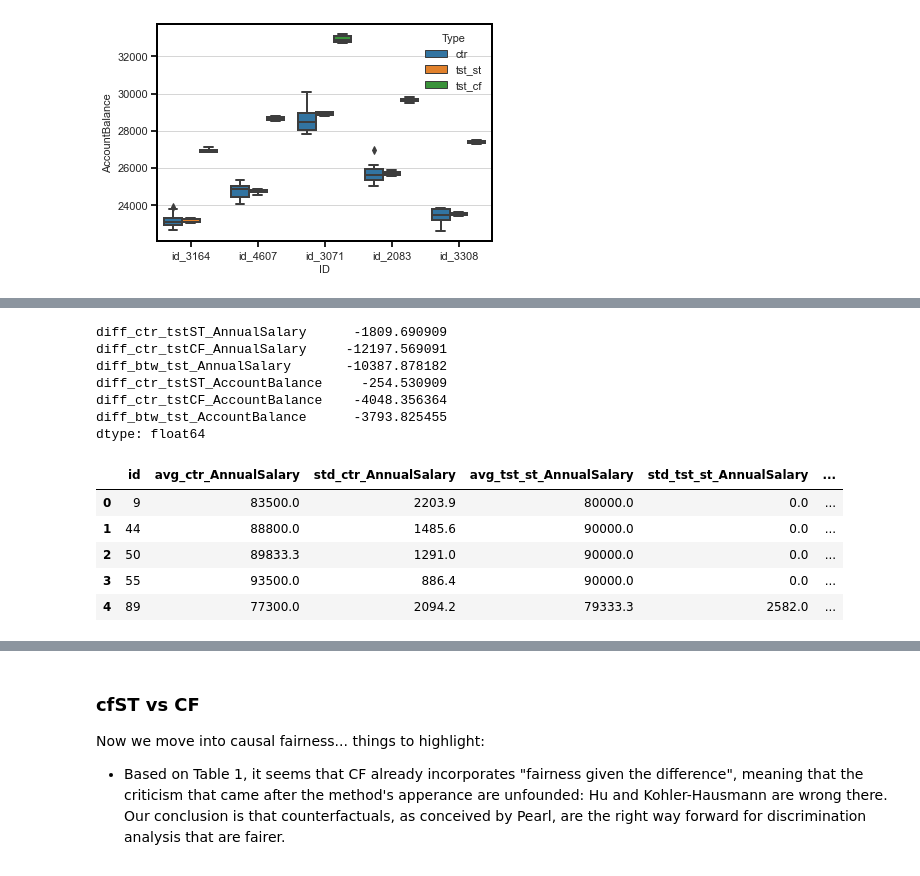
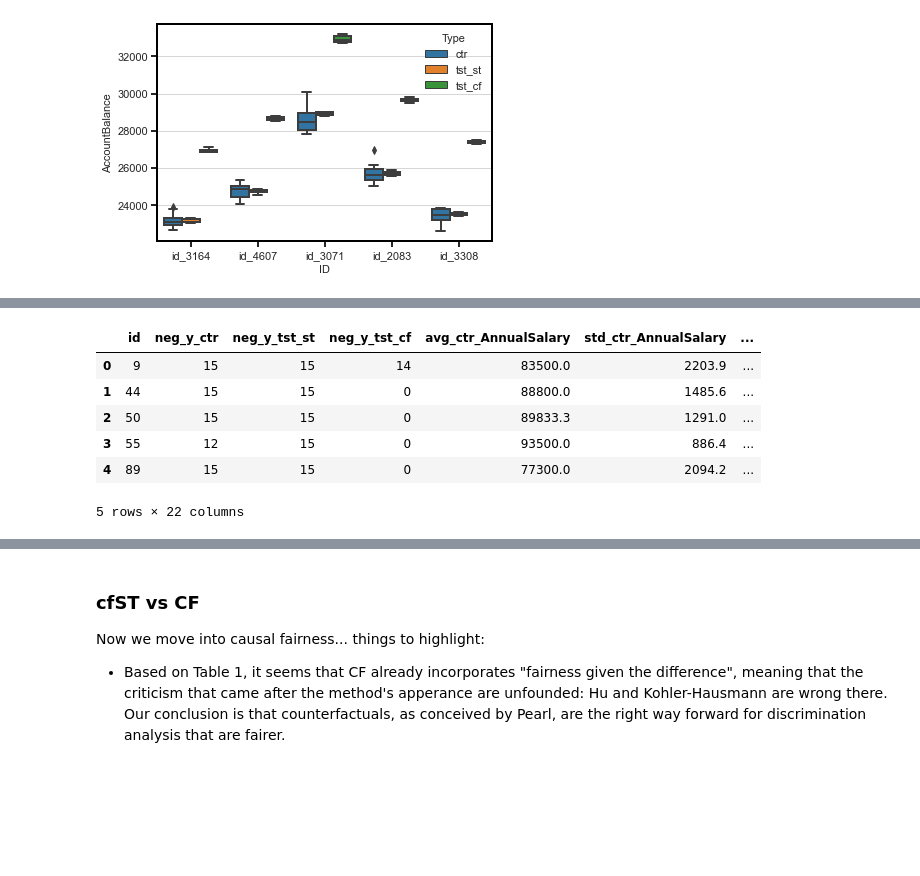
Before and after one commit to cc-jalvarez/counterfactual-situation-testing, a Jupyter notebook: prototype_synthetic_data.ipynb, the cells around one changed output, grey strips where cells are left out. Cells and saved outputs as stored; diff of their text form; code cells hidden in the pictures; blank space fills up the shorter version.

```diff
--- a/prototype_synthetic_data.ipynb
+++ b/prototype_synthetic_data.ipynb
@@ -189,6 +189,7 @@ sns.boxplot(x = box_plot_data['ID'],
 nsf = 1
 list_temp_df = []
 var = ['AnnualSalary', 'AccountBalance']
+var.append('LoanApproval')
 
 for c in set1:
 
@@ -198,6 +199,11 @@ for c in set1:
     temp_tst_cf = org_cf_df.iloc[cfST_knn[c]['tst_idx'], :][var]
 
     temp_df['id'] = c
+
+    temp_df['neg_y_ctr'] = temp_ctr[temp_ctr['LoanApproval'] == -1].shape[0]
+    temp_df['neg_y_tst_st'] = temp_tst_st[temp_tst_st['LoanApproval'] == -1].shape[0]
+    temp_df['neg_y_tst_cf'] = temp_tst_cf[temp_tst_cf['LoanApproval'] == -1].shape[0]
+
     for v in var:
         temp_df['avg_ctr_' + v] = round(temp_ctr.mean()[v], nsf)
         temp_df['std_ctr_' + v] = round(temp_ctr.std()[v], nsf)
@@ -212,13 +218,5 @@ for c in set1:
 
 set1_summary_stats = pd.DataFrame(list_temp_df)
 
-set1_summary_stats['diff_ctr_tstST_AnnualSalary'] = set1_summary_stats['avg_ctr_AnnualSalary'] - set1_summary_stats['avg_tst_st_AnnualSalary']
-set1_summary_stats['diff_ctr_tstCF_AnnualSalary'] = set1_summary_stats['avg_ctr_AnnualSalary'] - set1_summary_stats['avg_tst_cf_AnnualSalary']
-set1_summary_stats['diff_btw_tst_AnnualSalary'] = set1_summary_stats['avg_tst_st_AnnualSalary'] - set1_summary_stats['avg_tst_cf_AnnualSalary']
-
-set1_summary_stats['diff_ctr_tstST_AccountBalance'] = set1_summary_stats['avg_ctr_AccountBalance'] - set1_summary_stats['avg_tst_st_AccountBalance']
-set1_summary_stats['diff_ctr_tstCF_AccountBalance'] = set1_summary_stats['avg_ctr_AccountBalance'] - set1_summary_stats['avg_tst_cf_AccountBalance']
-set1_summary_stats['diff_btw_tst_AccountBalance'] = set1_summary_stats['avg_tst_st_AccountBalance'] - set1_summary_stats['avg_tst_cf_AccountBalance']
-
 set1_summary_stats.head(5)
 # %% [output]
@@ -231,55 +230,42 @@ set1_summary_stats.head(5)
-# %%
-set1_summary_stats[['diff_ctr_tstST_AnnualSalary', 'diff_ctr_tstCF_AnnualSalary', 'diff_btw_tst_AnnualSalary',
-                    'diff_ctr_tstST_AccountBalance', 'diff_ctr_tstCF_AccountBalance', 'diff_btw_tst_AccountBalance']].mean()
-# %% [output]
-diff_ctr_tstST_AnnualSalary      -1809.690909
-diff_ctr_tstCF_AnnualSalary     -12197.569091
-diff_btw_tst_AnnualSalary       -10387.878182
-diff_ctr_tstST_AccountBalance     -254.530909
-diff_ctr_tstCF_AccountBalance    -4048.356364
-diff_btw_tst_AccountBalance      -3793.825455
-dtype: float64
 # %%
 # Get summary stats
 nsf = 1
 list_temp_df = []
 var = ['AnnualSalary', 'AccountBalance']
+var.append('LoanApproval')
 
 for c in set2:
 
     temp_df = {}
     temp_ctr    = org_df.iloc[stST_knn[c]['ctr_idx'], :][var]
     temp_tst_st = org_df.iloc[stST_knn[c]['tst_idx'], :][var]
     temp_tst_cf = org_cf_df.iloc[cfST_knn[c]['tst_idx'], :][var]
 
     temp_df['id'] = c
+
+    temp_df['neg_y_ctr'] = temp_ctr[temp_ctr['LoanApproval'] == -1].shape[0]
+    temp_df['neg_y_tst_st'] = temp_tst_st[temp_tst_st['LoanApproval'] == -1].shape[0]
+    temp_df['neg_y_tst_cf'] = temp_tst_cf[temp_tst_cf['LoanApproval'] == -1].shape[0]
+
     for v in var:
         temp_df['avg_ctr_' + v] = round(temp_ctr.mean()[v], nsf)
         temp_df['std_ctr_' + v] = round(temp_ctr.std()[v], nsf)
 
         temp_df['avg_tst_st_' + v] = round(temp_tst_st.mean()[v], nsf)
         temp_df['std_tst_st_' + v] = round(temp_tst_st.std()[v], nsf)
 
         temp_df['avg_tst_cf_' + v] = round(temp_tst_cf.mean()[v], nsf)
         temp_df['std_tst_cf_' + v] = round(temp_tst_cf.std()[v], nsf)
 
     list_temp_df.append(temp_df)
 
 set2_summary_stats = pd.DataFrame(list_temp_df)
-
-set2_summary_stats['diff_ctr_tstST_AnnualSalary'] = set2_summary_stats['avg_ctr_AnnualSalary'] - set2_summary_stats['avg_tst_st_AnnualSalary']
-set2_summary_stats['diff_ctr_tstCF_AnnualSalary'] = set2_summary_stats['avg_ctr_AnnualSalary'] - set2_summary_stats['avg_tst_cf_AnnualSalary']
-set2_summary_stats['diff_btw_tst_AnnualSalary'] = set2_summary_stats['avg_tst_st_AnnualSalary'] - set2_summary_stats['avg_tst_cf_AnnualSalary']
-
-set2_summary_stats['diff_ctr_tstST_AccountBalance'] = set2_summary_stats['avg_ctr_AccountBalance'] - set2_summary_stats['avg_tst_st_AccountBalance']
-set2_summary_stats['diff_ctr_tstCF_AccountBalance'] = set2_summary_stats['avg_ctr_AccountBalance'] - set2_summary_stats['avg_tst_cf_AccountBalance']
-set2_summary_stats['diff_btw_tst_AccountBalance'] = set2_summary_stats['avg_tst_st_AccountBalance'] - set2_summary_stats['avg_tst_cf_AccountBalance']
-
 set2_summary_stats.head(5)
 # %% [output]
-|  | id | avg_ctr_AnnualSalary | std_ctr_AnnualSalary | avg_tst_st_AnnualSalary | std_tst_st_AnnualSalary | ... |
-| 0 | 9 | 83500.0 | 2203.9 | 80000.0 | 0.0 | ... |
-| 1 | 44 | 88800.0 | 1485.6 | 90000.0 | 0.0 | ... |
-| 2 | 50 | 89833.3 | 1291.0 | 90000.0 | 0.0 | ... |
-| 3 | 55 | 93500.0 | 886.4 | 90000.0 | 0.0 | ... |
-| 4 | 89 | 77300.0 | 2094.2 | 79333.3 | 2582.0 | ... |
+|  | id | neg_y_ctr | neg_y_tst_st | neg_y_tst_cf | avg_ctr_AnnualSalary | std_ctr_AnnualSalary | ... |
+| 0 | 9 | 15 | 15 | 14 | 83500.0 | 2203.9 | ... |
+| 1 | 44 | 15 | 15 | 0 | 88800.0 | 1485.6 | ... |
+| 2 | 50 | 15 | 15 | 0 | 89833.3 | 1291.0 | ... |
+| 3 | 55 | 12 | 15 | 0 | 93500.0 | 886.4 | ... |
+| 4 | 89 | 15 | 15 | 0 | 77300.0 | 2094.2 | ... |
+5 rows × 22 columns
```
Also changed, not shown: parts of 6 cells of this notebook.
